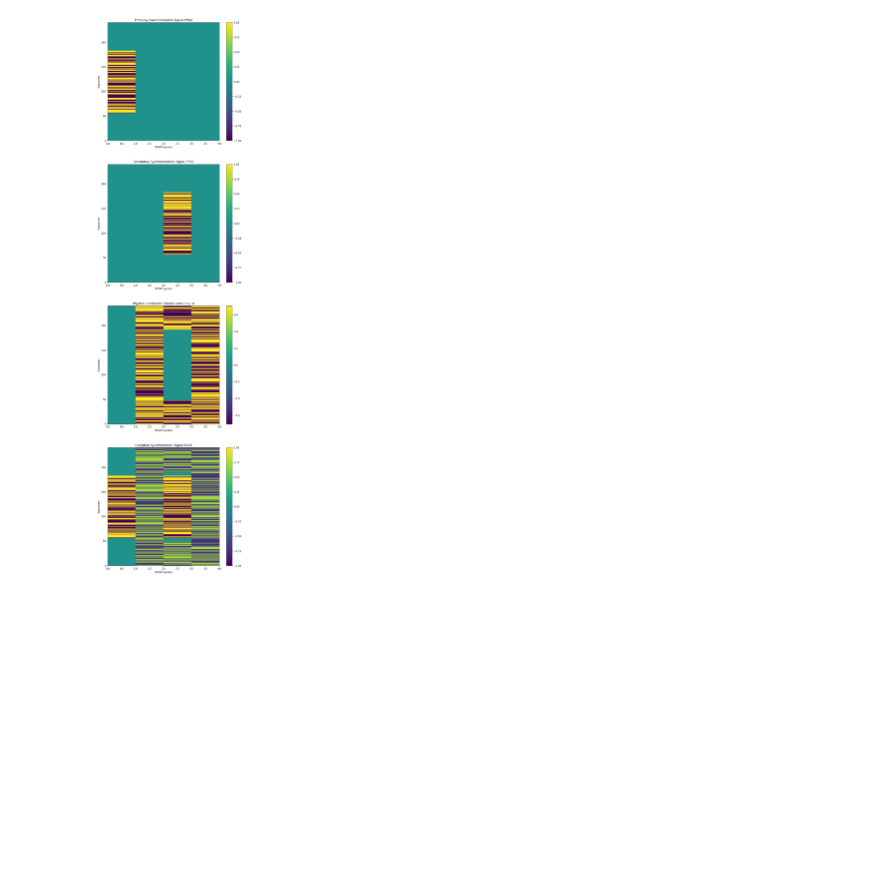
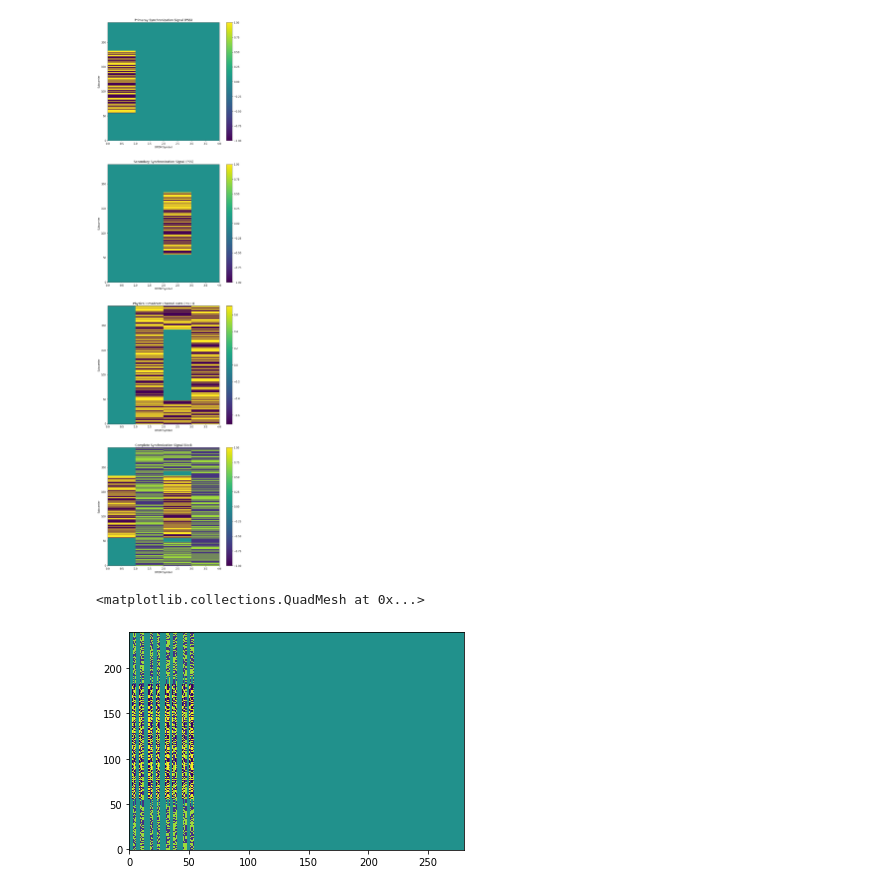
Before and after one commit to markdisterhof/5g_phy_bachelor_thesis, a Jupyter notebook: Simulation/5G_Channel_Sim.ipynb, the cells around one changed output. Saved outputs shown, nothing was run; the diff lists cells and outputs as text; code cells hidden in the pictures; blank space fills up the shorter version.

```diff
--- a/Simulation/5G_Channel_Sim.ipynb
+++ b/Simulation/5G_Channel_Sim.ipynb
@@ -248,3 +248,10 @@ plt.colorbar(ax4.pcolor(np.real(rgrid)), ax=ax4)
 # %% [output]
 <matplotlib.colorbar.Colorbar at 0x...>
 [figure]
+# %%
+a = np.load('./syncrgrid_20_0_1_0_1_0_T_F.npy')
+
+plt.pcolormesh(np.array(range(len(a[0]))) + 0.5, range(len(a)), np.real(a), shading='auto')
+# %% [output]
+<matplotlib.collections.QuadMesh at 0x...>
+[figure, added]
```
Also changed, not shown: parts of 3 cells of this notebook, 3 other files.
